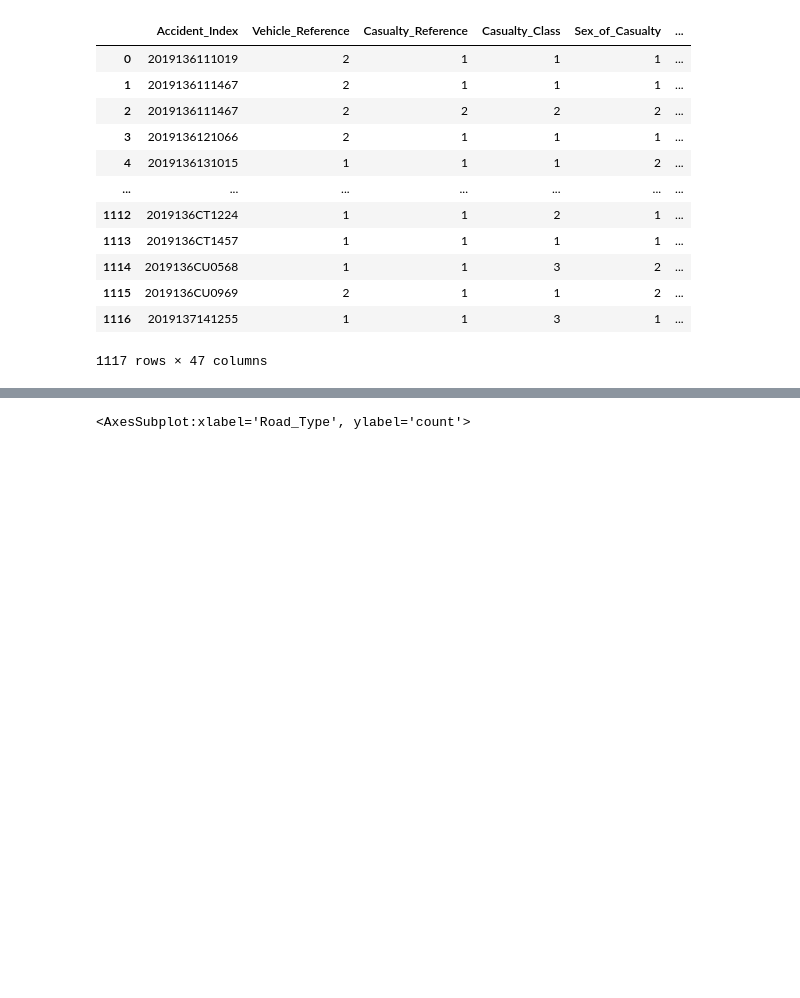
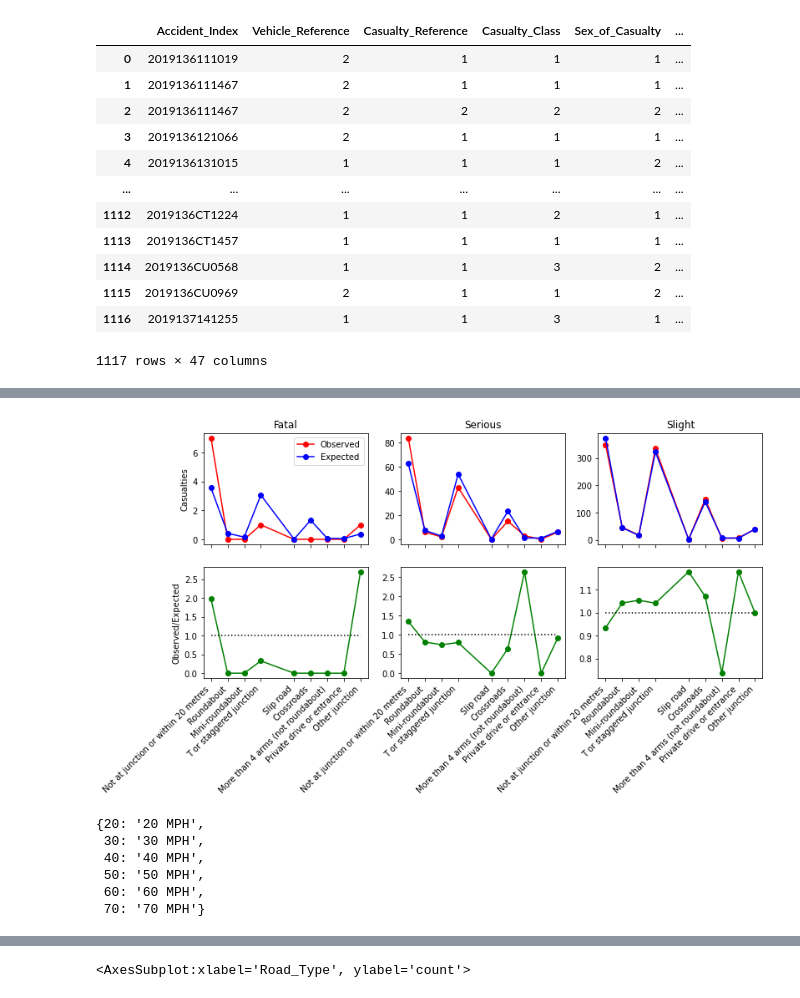
Before and after one commit to mfoman/fyp2021p01lectures, a Jupyter notebook: notebooks/fyp2021p01lectures_draft.ipynb, the cells around one changed output, grey strips where cells are left out. Saved outputs shown, nothing was run; the diff lists cells and outputs as text; code cells hidden in the pictures; blank space fills up the shorter version.

```diff
--- a/notebooks/fyp2021p01lectures_draft.ipynb
+++ b/notebooks/fyp2021p01lectures_draft.ipynb
@@ -981,0 +1149,4 @@ cont_table
+# %%
+var1_labels1 =  dict(get_unique_label_fld_lookup(data=merged, colname="Junction_Detail").label)
+var2_labels1 = list(FLD_LOOKUP["Casualty_Severity"].label)
+var2_labels
@@ -981,0 +1155,3 @@ cont_table
+# %%
+chiVal2, pVal2, df2, observed2, expected2, V2 = get_pearson_test(mergeddata=merged, var1="Junction_Detail", var2="Casualty_Severity")
+chiVal2, pVal2, df2, observed2, expected2.astype(int), V2
@@ -981,0 +1176,16 @@ cont_table
+# %%
+plot_pearson_test(observed=observed2, expected=expected2, var1_labels=var1_labels1, var2_labels=var2_labels1)
+# %% [output]
+[figure, added]
+# %%
+var1_labels3 = dict(get_unique_label_fld_lookup(data=merged, colname="Speed_limit").label)
+var2_labels3 = list(FLD_LOOKUP["Casualty_Severity"].label)
+
+var1_labels
+# %% [output]
+{20: '20 MPH',
+ 30: '30 MPH',
+ 40: '40 MPH',
+ 50: '50 MPH',
+ 60: '60 MPH',
+ 70: '70 MPH'}
```
Also changed, not shown: parts of 26 cells of this notebook.
